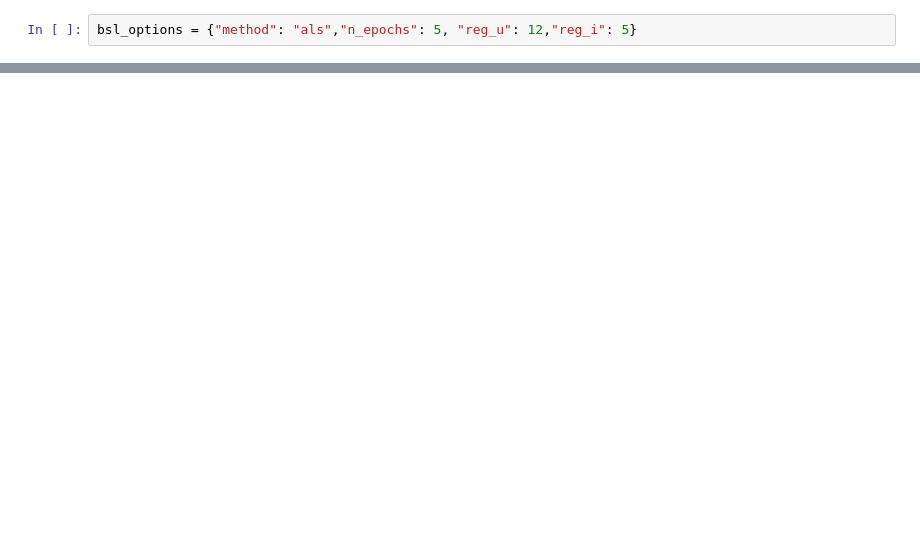
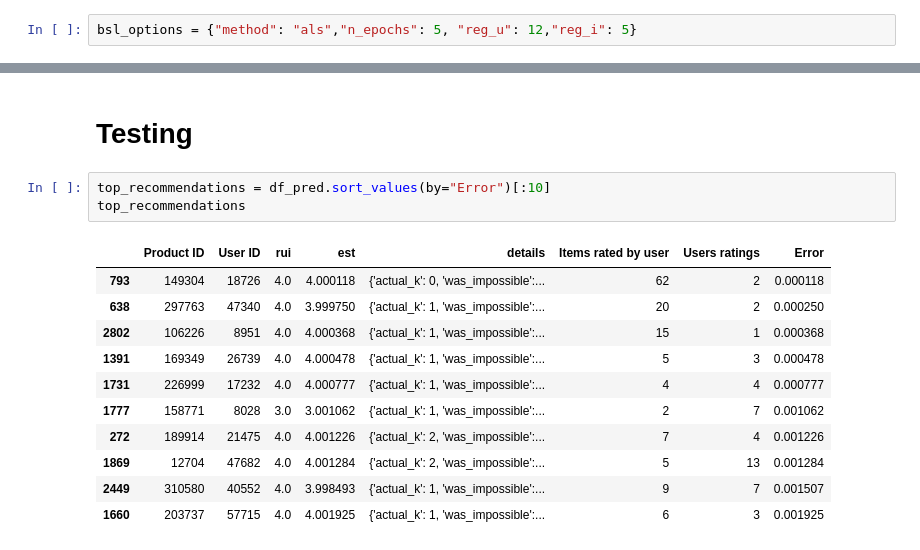
Before and after one commit to XavierCarrera/platzi-master-ml-exercises, a Jupyter notebook: AmazonProducts_RecommendationSystem.ipynb, the cells around one changed output, grey strips where cells are left out. Drawn from its saved outputs; the diff is of its cells as text; blank space fills up the shorter version.

```diff
--- a/AmazonProducts_RecommendationSystem.ipynb
+++ b/AmazonProducts_RecommendationSystem.ipynb
@@ -437,0 +423,17 @@ sns.boxplot(y = df_pred["err"])
+# %% [markdown]
+# Testing
+# %%
+top_recommendations = df_pred.sort_values(by="Error")[:10]
+top_recommendations
+# %% [output]
+|  | Product ID | User ID | rui | est | details | Items rated by user | Users ratings | Error |
+| 793 | 149304 | 18726 | 4.0 | 4.000118 | {'actual_k': 0, 'was_impossible':... | 62 | 2 | 0.000118 |
+| 638 | 297763 | 47340 | 4.0 | 3.999750 | {'actual_k': 1, 'was_impossible':... | 20 | 2 | 0.000250 |
+| 2802 | 106226 | 8951 | 4.0 | 4.000368 | {'actual_k': 1, 'was_impossible':... | 15 | 1 | 0.000368 |
+| 1391 | 169349 | 26739 | 4.0 | 4.000478 | {'actual_k': 1, 'was_impossible':... | 5 | 3 | 0.000478 |
+| 1731 | 226999 | 17232 | 4.0 | 4.000777 | {'actual_k': 1, 'was_impossible':... | 4 | 4 | 0.000777 |
+| 1777 | 158771 | 8028 | 3.0 | 3.001062 | {'actual_k': 1, 'was_impossible':... | 2 | 7 | 0.001062 |
+| 272 | 189914 | 21475 | 4.0 | 4.001226 | {'actual_k': 2, 'was_impossible':... | 7 | 4 | 0.001226 |
+| 1869 | 12704 | 47682 | 4.0 | 4.001284 | {'actual_k': 2, 'was_impossible':... | 5 | 13 | 0.001284 |
+| 2449 | 310580 | 40552 | 4.0 | 3.998493 | {'actual_k': 1, 'was_impossible':... | 9 | 7 | 0.001507 |
+| 1660 | 203737 | 57715 | 4.0 | 4.001925 | {'actual_k': 1, 'was_impossible':... | 6 | 3 | 0.001925 |
```
Also changed, not shown: parts of 10 cells of this notebook.
